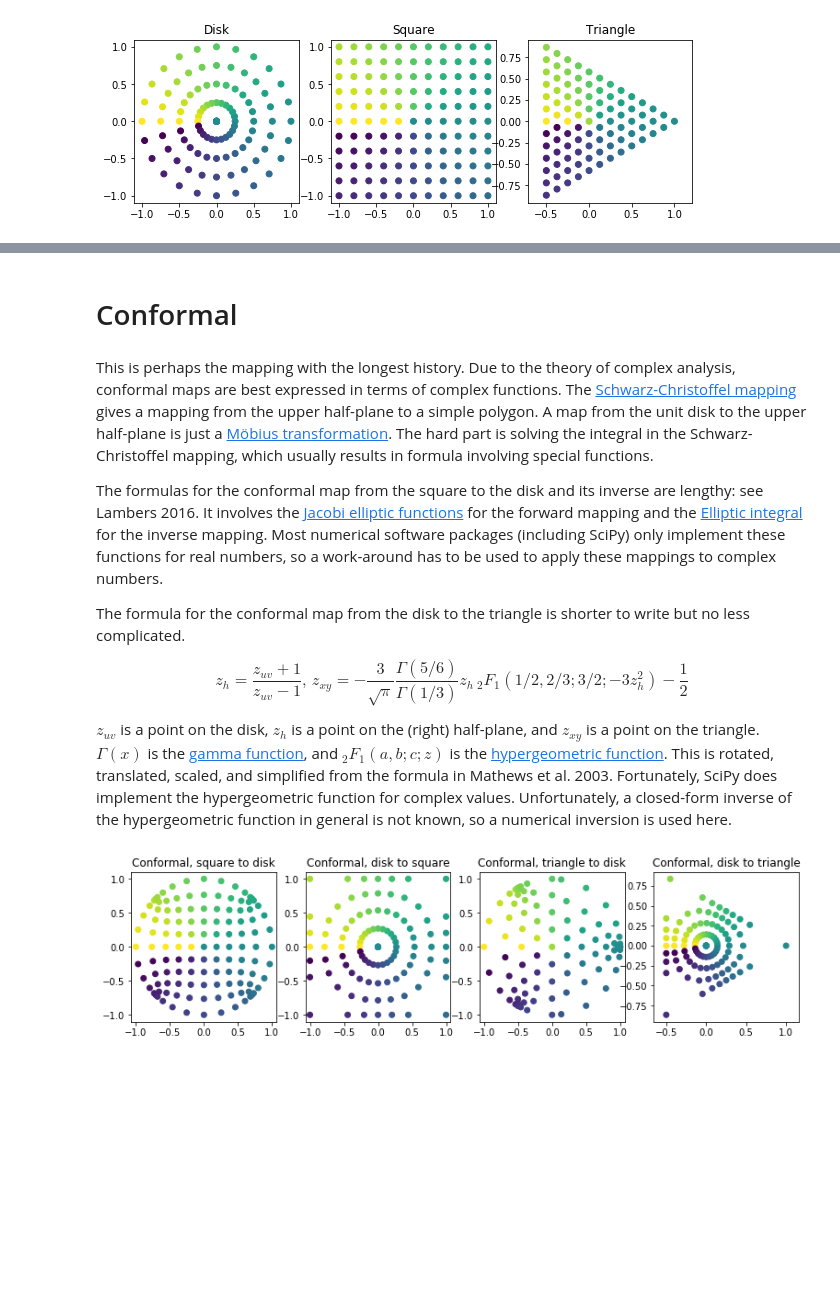
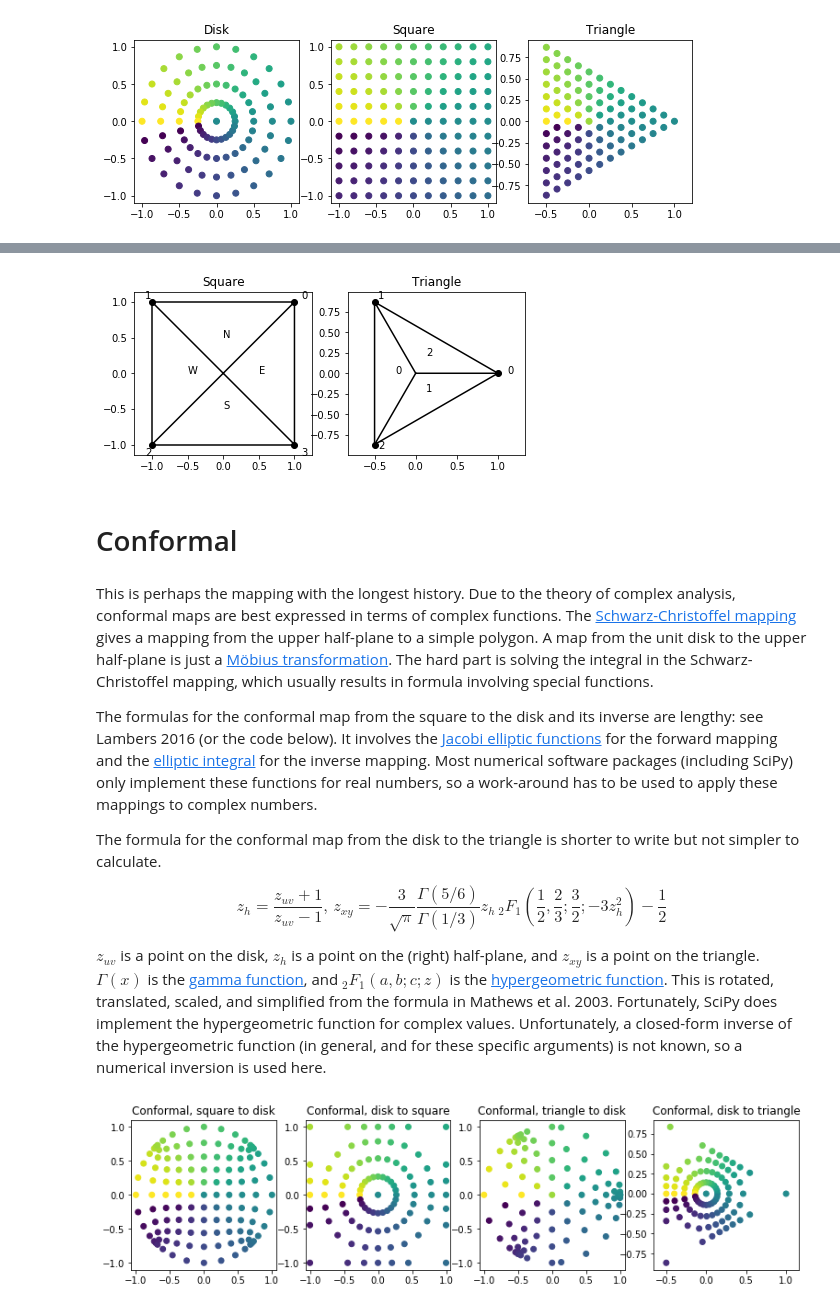
Before and after one commit to brsr/math, a Jupyter notebook: Mappings from polygons to the disk.ipynb, the cells around one changed output, grey strips where cells are left out. Saved outputs shown, nothing was run; the diff lists cells and outputs as text; code cells hidden in the pictures; blank space fills up the shorter version.

```diff
--- a/Mappings from polygons to the disk.ipynb
+++ b/Mappings from polygons to the disk.ipynb
@@ -49,12 +82,13 @@ Other standard $n$-sided polygons can be defined using the $n$th roots of unity.
 #disk
 theta = np.arange(0,24) *np.pi/12
 r = np.clip(np.linspace(0,1,num=5),0,1)
-std_disk = (r[:,np.newaxis] * np.exp(1j*theta)).flatten()[15:]
+std_disk = (r[:,np.newaxis] * np.exp(1j*theta)).flatten()[23:]
 del theta, r
 
 #square
 square = (np.mgrid[0:11,0:11] - 5)/5
 std_square = square[0] + 1j*square[1]
+sq_pts = np.array([1+1j, -1+1j, -1-1j, 1-1j])
 del square
 
 #triangle
@@ -87,12 +131,41 @@ plt.show()
+# %%
+plt.figure(figsize=(7,3))
+plt.subplot(1, 2, 1)
+plt.title('Square')
+plt.axis('equal')
+plt.plot(sq_pts.real, sq_pts.imag, c='k')
+sq_pts2 = sq_pts[[1,3,0,2]]
+plt.plot(sq_pts2.real, sq_pts2.imag, c='k')
+plt.scatter(sq_pts.real, sq_pts.imag, c='k')
+for pt,name in zip(sq_pts*1.1-0.05j, range(4)):
+    plt.annotate(name, (pt.real, pt.imag))
+for pt,name in zip(sq_pts*(1+1j)/4, ['N','W','S','E']):
+    plt.annotate(name, (pt.real, pt.imag))
+
+plt.subplot(1, 2, 2)
+plt.title('Triangle')
+plt.axis('equal')
+plt.plot(tri_pts.real, tri_pts.imag, c='k')
+tri_pts2 = np.array([tri_pts[1], 0, tri_pts[0], tri_pts[2], 0])
+plt.plot(tri_pts2.real, tri_pts2.imag, c='k')
+plt.scatter(tri_pts.real, tri_pts.imag, c='k')
+for pt,name in zip(tri_pts*1.05+0.07, range(3)):
+    plt.annotate(name, (pt.real, pt.imag))
+for pt,name in zip(-tri_pts/4, range(3)):
+    plt.annotate(name, (pt.real, pt.imag))
+
+plt.show()
+# %% [output]
+[figure, added]
 # %% [markdown]
 # Conformal
 # %% [markdown]
 This is perhaps the mapping with the longest history. Due to the theory of complex analysis, conformal maps are best expressed in terms of complex functions. The [Schwarz-Christoffel mapping](https://en.wikipedia.org/wiki/Schwarz%E2%80%93Christoffel_mapping) gives a mapping from the upper half-plane to a simple polygon. A map from the unit disk to the upper half-plane is just a [
 Möbius transformation](https://en.wikipedia.org/wiki/M%C3%B6bius_transformation). The hard part is solving the integral in the Schwarz-Christoffel mapping, which usually results in formula involving special functions.
 
-The formulas for the conformal map from the square to the disk and its inverse are lengthy: see Lambers 2016. It involves the [Jacobi elliptic functions](https://en.wikipedia.org/wiki/Jacobi_elliptic_functions) for the forward mapping and the [Elliptic integral](https://en.wikipedia.org/wiki/Elliptic_integral) for the inverse mapping. Most numerical software packages (including SciPy) only implement these functions for real numbers, so a work-around has to be used to apply these mappings to complex numbers.
+The formulas for the conformal map from the square to the disk and its inverse are lengthy: see Lambers 2016 (or the code below). It involves the [Jacobi elliptic functions](https://en.wikipedia.org/wiki/Jacobi_elliptic_functions) for the forward mapping and the [elliptic integral](https://en.wikipedia.org/wiki/Elliptic_integral) for the inverse mapping. Most numerical software packages (including SciPy) only implement these functions for real numbers, so a work-around has to be used to apply these mappings to complex numbers.
 
-The formula for the conformal map from the disk to the triangle is shorter to write but no less complicated.
+The formula for the conformal map from the disk to the triangle is shorter to write but not simpler to calculate.
 
 $$
   z_h = \frac{z_{uv}+1}{z_{uv}-1}, \,
@@ -100,11 +173,11 @@ $$
   \frac{3}{\sqrt{\pi}}
   \frac{ \Gamma\left({5/6}\right) }
   { \Gamma\left({1/3}\right) }
-  z_h\, {}_2 F_1 \left(1/2,2/3;3/2; -3 z_h^2\right)
+  z_h\, {}_2 F_1 \left(\frac{1}{2},\frac{2}{3};\frac{3}{2}; -3 z_h^2\right)
   -\frac{1}{2}
 $$
 
-$z_{uv}$ is a point on the disk, $z_h$ is a point on the (right) half-plane, and $z_{xy}$ is a point on the triangle. $\Gamma(x)$ is the [gamma function](https://en.wikipedia.org/wiki/Gamma_function), and ${}_2 F_1 \left(a,b;c; z\right)$ is the [hypergeometric function](https://en.wikipedia.org/wiki/Hypergeometric_function). This is rotated, translated, scaled, and simplified from the formula in Mathews et al. 2003. Fortunately, SciPy does implement the hypergeometric function for complex values. Unfortunately, a closed-form inverse of the hypergeometric function in general is not known, so a numerical inversion is used here.
+$z_{uv}$ is a point on the disk, $z_h$ is a point on the (right) half-plane, and $z_{xy}$ is a point on the triangle. $\Gamma(x)$ is the [gamma function](https://en.wikipedia.org/wiki/Gamma_function), and ${}_2 F_1 \left(a,b;c; z\right)$ is the [hypergeometric function](https://en.wikipedia.org/wiki/Hypergeometric_function). This is rotated, translated, scaled, and simplified from the formula in Mathews et al. 2003. Fortunately, SciPy does implement the hypergeometric function for complex values. Unfortunately, a closed-form inverse of the hypergeometric function (in general, and for these specific arguments) is not known, so a numerical inversion is used here.
 # %%
 k = ellipk(1/2)
 
```
Also changed, not shown: parts of 28 cells of this notebook.
